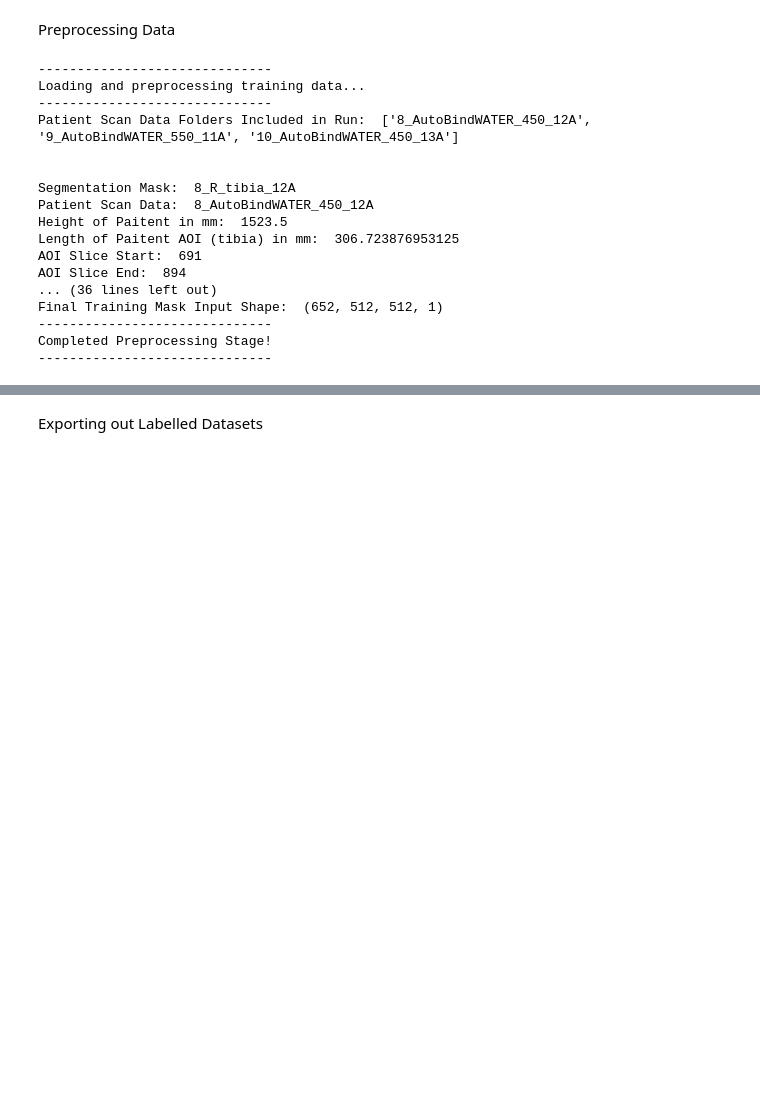
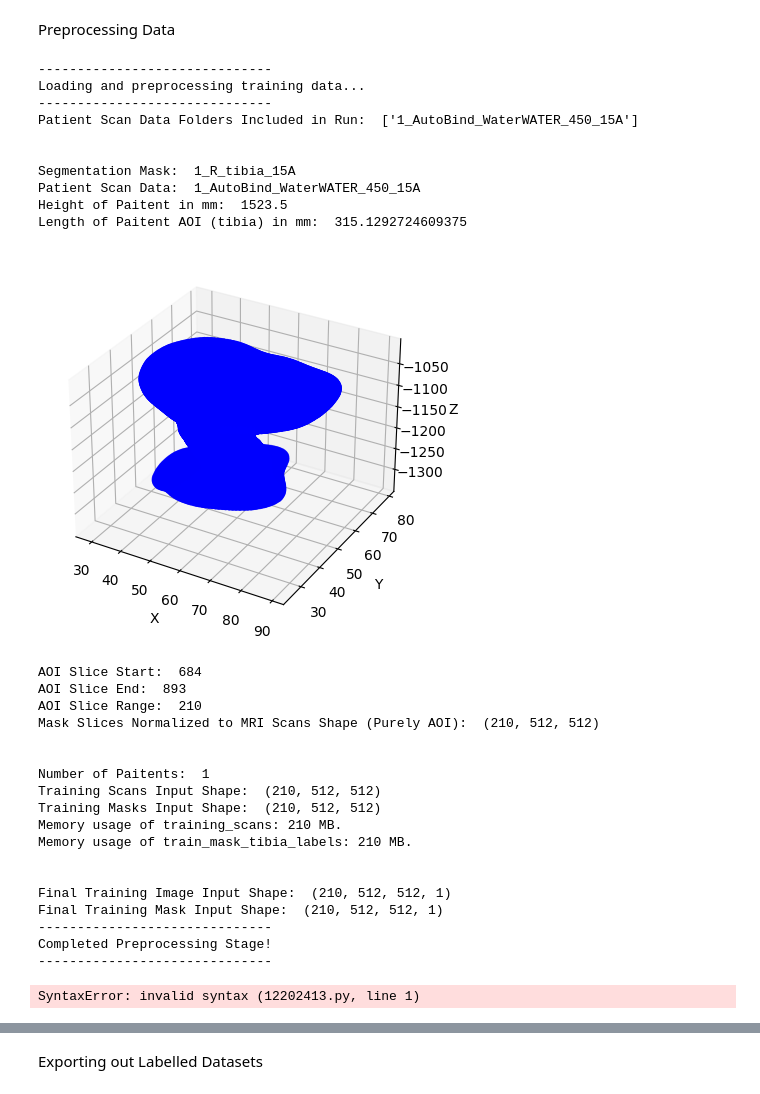
Before and after one commit to asif-jc/H-DenseUNet-CNN, a Jupyter notebook: main.ipynb, the cells around one changed output, grey strips where cells are left out. Drawn from its saved outputs; the diff is of its cells as text; code cells hidden in the pictures; blank space fills up the shorter version.

```diff
--- a/main.ipynb
+++ b/main.ipynb
@@ -38,43 +61,66 @@ print('-'*30)
 total_slices_raw_data = 1015
 DataOnlyAOI = True
 scans_path = 'D:/MRI - Tairawhiti'
-segmasks_fnames = ['8_R_tibia_12A', '9_R_tibia_11A', '10_R_tibia_13A']
-scan_data_folders = ['8_AutoBindWATER_450_12A', '9_AutoBindWATER_550_11A', '10_AutoBindWATER_450_13A']
+segmasks_fnames = ['1_R_tibia_15A']
+scan_data_folders = ['1_AutoBind_WaterWATER_450_15A']
 
 imgs_train, imgs_mask_train = preprocessing(scans_path, segmasks_fnames, scan_data_folders, total_slices_raw_data, DataOnlyAOI)
+
+#TEMP
+# imgs_train = imgs_train[70:80]
+# imgs_mask_train = imgs_mask_train[70:80]
 
 if (DataOnlyAOI == False):
     imgs_train = np.reshape(imgs_train, (len(scan_data_folders) * total_slices_raw_data, 512, 512))
     imgs_mask_train = np.reshape(imgs_mask_train, (len(segmasks_fnames) * total_slices_raw_data, 512, 512))
     imgs_train = np.expand_dims(imgs_train, axis=-1)
     imgs_mask_train = np.expand_dims(imgs_mask_train, axis=-1)
 
 if (DataOnlyAOI == True):
     imgs_train = np.expand_dims(imgs_train, axis=-1)
     imgs_mask_train = np.expand_dims(imgs_mask_train, axis=-1)
 
 print("\n")
 print('Final Training Image Input Shape: ', imgs_train.shape)
 print('Final Training Mask Input Shape: ', imgs_mask_train.shape)
 
 print('-'*30)
 print('Completed Preprocessing Stage!')
 print('-'*30)
 # %% [output]
 ------------------------------
 Loading and preprocessing training data...
 ------------------------------
-Patient Scan Data Folders Included in Run:  ['8_AutoBindWATER_450_12A', '9_AutoBindWATER_550_11A', '10_AutoBindWATER_450_13A']
+Patient Scan Data Folders Included in Run:  ['1_AutoBind_WaterWATER_450_15A']
 
 
-Segmentation Mask:  8_R_tibia_12A
-Patient Scan Data:  8_AutoBindWATER_450_12A
+Segmentation Mask:  1_R_tibia_15A
+Patient Scan Data:  1_AutoBind_WaterWATER_450_15A
 Height of Paitent in mm:  1523.5
-Length of Paitent AOI (tibia) in mm:  306.723876953125
-AOI Slice Start:  691
-AOI Slice End:  894
-... (36 lines left out)
-Final Training Mask Input Shape:  (652, 512, 512, 1)
-------------------------------
-Completed Preprocessing Stage!
-------------------------------
+Length of Paitent AOI (tibia) in mm:  315.1292724609375
+[figure, added]
+AOI Slice Start:  684
+AOI Slice End:  893
+AOI Slice Range:  210
+Mask Slices Normalized to MRI Scans Shape (Purely AOI):  (210, 512, 512)
+
+
+Number of Paitents:  1
+Training Scans Input Shape:  (210, 512, 512)
+Training Masks Input Shape:  (210, 512, 512)
+Memory usage of training_scans: 210 MB.
+Memory usage of train_mask_tibia_labels: 210 MB.
+
+
+Final Training Image Input Shape:  (210, 512, 512, 1)
+Final Training Mask Input Shape:  (210, 512, 512, 1)
+------------------------------
+Completed Preprocessing Stage!
+------------------------------
+# %%
+import label-studio
+from label-studio import LabelStudioApp
+
+LabelStudioApp(port=8080).start()
+# %% [output]
+SyntaxError: invalid syntax (12202413.py, line 1)
```
Also changed, not shown: parts of 18 cells of this notebook, 10 other files.
